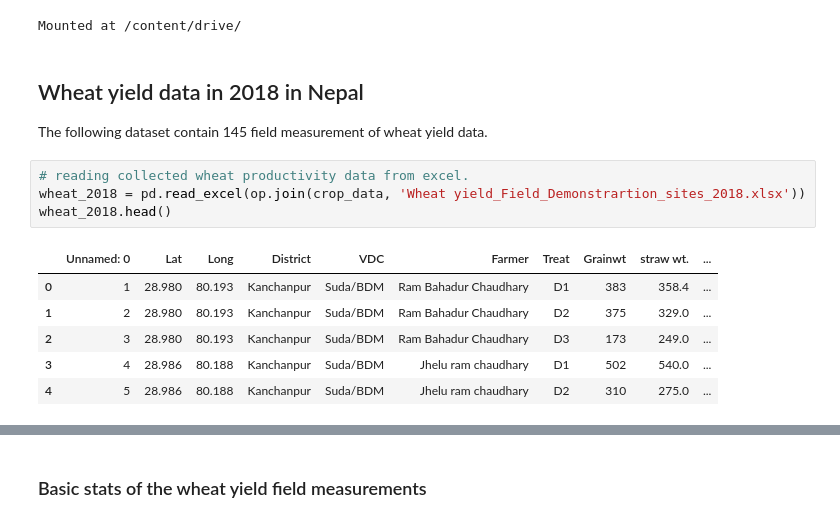
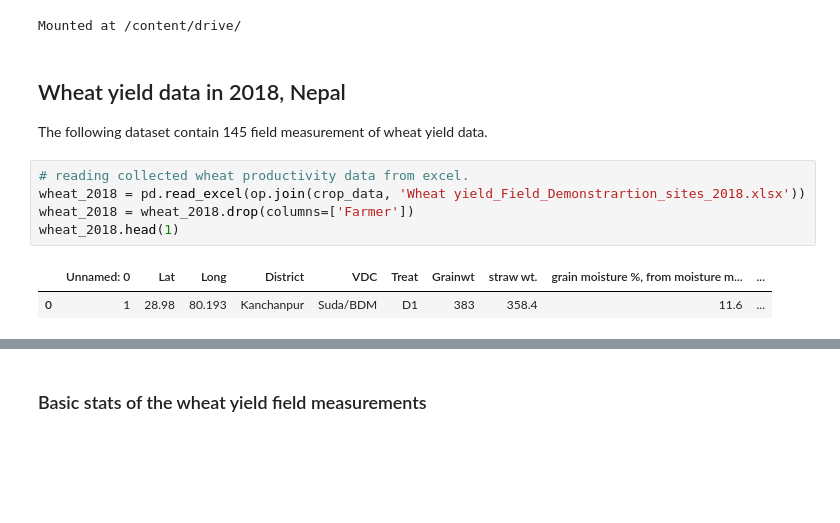
Before and after one commit to developmentseed/sat-ml-training, a Jupyter notebook: _notebooks/2020-07-29-Crop_yield_modeling_with_XGBoost.ipynb, the cells around one changed output, grey strips where cells are left out. Cells and saved outputs as stored; diff of their text form; blank space fills up the shorter version.

```diff
--- a/_notebooks/2020-07-29-Crop_yield_modeling_with_XGBoost.ipynb
+++ b/_notebooks/2020-07-29-Crop_yield_modeling_with_XGBoost.ipynb
@@ -55,20 +55,17 @@ crop_data = '/content/drive/Shared drives/servir-sat-ml/data/crop_yield/'
 # %% [output]
 Mounted at /content/drive/
 # %% [markdown]
-## Wheat yield data in 2018 in Nepal
+## Wheat yield data in 2018, Nepal
 
 The following dataset contain 145 field measurement of wheat yield data.
 # %%
 # reading collected wheat productivity data from excel.
 wheat_2018 = pd.read_excel(op.join(crop_data, 'Wheat yield_Field_Demonstrartion_sites_2018.xlsx'))
-wheat_2018.head()
+wheat_2018 = wheat_2018.drop(columns=['Farmer'])
+wheat_2018.head(1)
 # %% [output]
-|  | Unnamed: 0 | Lat | Long | District | VDC | Farmer | Treat | Grainwt | straw wt. | ... |
-| 0 | 1 | 28.980 | 80.193 | Kanchanpur | Suda/BDM | Ram Bahadur Chaudhary | D1 | 383 | 358.4 | ... |
-| 1 | 2 | 28.980 | 80.193 | Kanchanpur | Suda/BDM | Ram Bahadur Chaudhary | D2 | 375 | 329.0 | ... |
-| 2 | 3 | 28.980 | 80.193 | Kanchanpur | Suda/BDM | Ram Bahadur Chaudhary | D3 | 173 | 249.0 | ... |
-| 3 | 4 | 28.986 | 80.188 | Kanchanpur | Suda/BDM | Jhelu ram chaudhary | D1 | 502 | 540.0 | ... |
-| 4 | 5 | 28.986 | 80.188 | Kanchanpur | Suda/BDM | Jhelu ram chaudhary | D2 | 310 | 275.0 | ... |
+|  | Unnamed: 0 | Lat | Long | District | VDC | Treat | Grainwt | straw wt. | grain moisture %, from moisture m... | ... |
+| 0 | 1 | 28.98 | 80.193 | Kanchanpur | Suda/BDM | D1 | 383 | 358.4 | 11.6 | ... |
 # %%
 # only keep the columns that interest us;
 wheat_2018 = wheat_2018[['Lat', 'Long', 'District','wheat variety', 'Treat', '1000 Grain wt after oven dry + envelop', 'PH', 'OM']]
```
Also changed, not shown: parts of 34 cells of this notebook.
